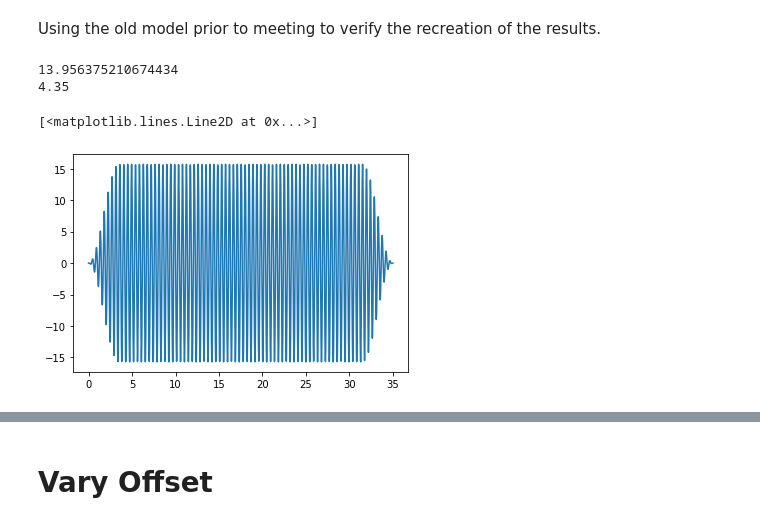
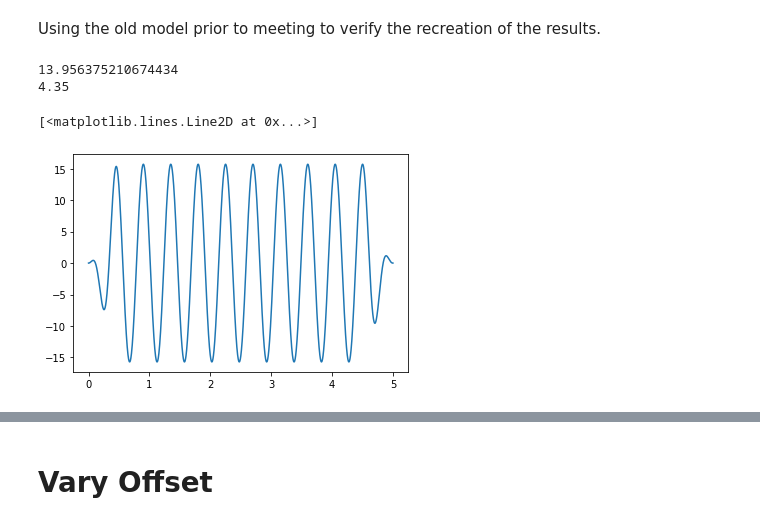
Before and after one commit to david-gorski/subharmonic_superconducting_qubits, a Jupyter notebook: debug/theoretical2pi_system.ipynb, the cells around one changed output, grey strips where cells are left out. Cells and saved outputs as stored; diff of their text form; code cells hidden in the pictures.

```diff
--- a/debug/theoretical2pi_system.ipynb
+++ b/debug/theoretical2pi_system.ipynb
@@ -21,16 +21,16 @@ pass
 # %%
 offset = 0.2257142857142857
 drive_frequency = (system.first_energy_spacing/3 - offset)/2*np.pi
-tlist = np.linspace(0, 35, 2000)
+tlist = np.linspace(0, 5, 2000)
 print(drive_frequency)
 print(system.first_energy_spacing/ (2*np.pi))
 pulse_gen.setup(amplitude=2.5*2*np.pi, drive_frequency= drive_frequency, ramp_coef=0.2, tlist=tlist)
 plt.plot(tlist, pulse_gen.get_pulse(tlist))
 # %% [output]
 13.956375210674434
 4.35
 [<matplotlib.lines.Line2D at 0x...>]
-[figure, old version]
+[figure, new version]
 # %%
 # tlist = np.linspace(0, 1000, 1000*10)
 # solution = solver.time_evolve(H_d=system.H0, H_c=system.H1, pertubation_func=pulse_gen.pulse_func, tlist=tlist, starting_state=system.basis_states[0], pbar=True)
```
Also changed, not shown: parts of 2 cells of this notebook, 1 other file.
